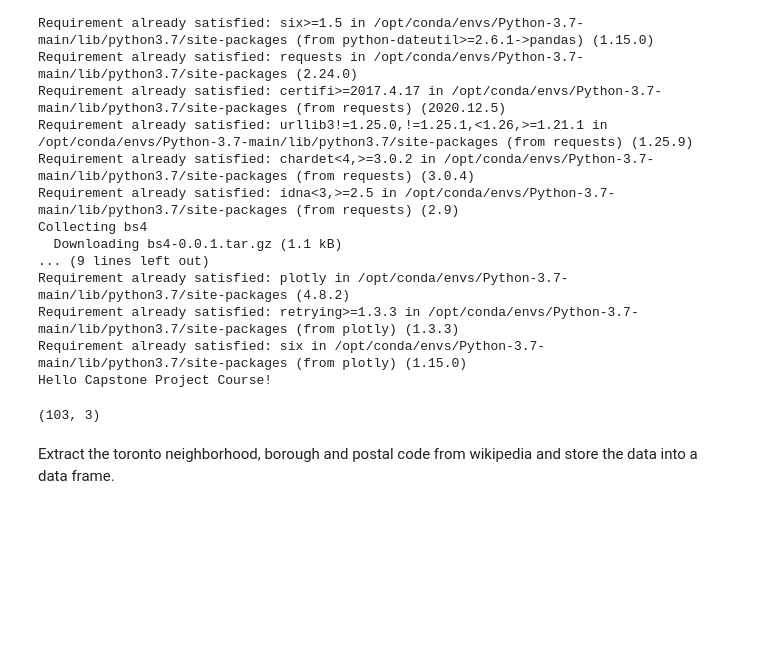
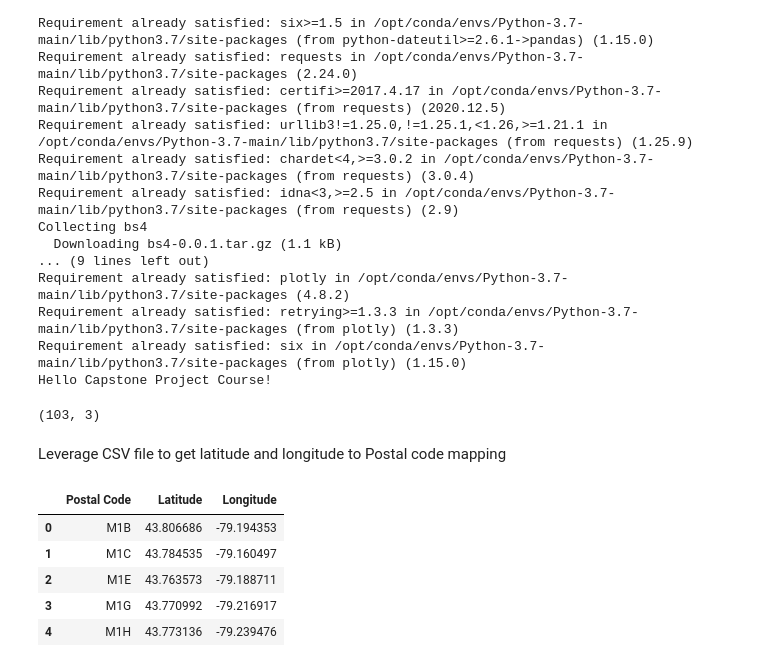
Before and after one commit to saikit65/DataScienceCapstoneProject, a Jupyter notebook: Capstone project.ipynb, the cells around one changed output. Drawn from its saved outputs; the diff is of its cells as text; code cells hidden in the pictures; blank space fills up the shorter version.

```diff
--- a/Capstone project.ipynb
+++ b/Capstone project.ipynb
@@ -52,16 +52,3 @@ for row in table.findAll('td'):
         cell['Borough'] = (row.span.text).split('(')[0]
         cell['Neighborhood'] = (((((row.span.text).split('(')[1]).strip(')')).replace(' /',',')).replace(')',' ')).strip(' ')
         table_contents.append(cell)
-
-#print(table_contents)
-df=pd.DataFrame(table_contents)
-df['Borough']=df['Borough'].replace({'Downtown TorontoStn A PO Boxes25 The Esplanade':'Downtown Toronto Stn A',
-                                             'East TorontoBusiness reply mail Processing Centre969 Eastern':'East Toronto Business',
-                                             'EtobicokeNorthwest':'Etobicoke Northwest','East YorkEast Toronto':'East York/East Toronto',
-                                             'MississaugaCanada Post Gateway Processing Centre':'Mississauga'})
-
-df.shape
-# %% [output]
-(103, 3)
-# %% [markdown]
-Extract the toronto neighborhood, borough and postal code from wikipedia and store the data into a data frame.
@@ -67,0 +57,51 @@ Extract the toronto neighborhood, borough and postal code from wikipedia and sto
+# %%
+
+
+#print(table_contents)
+df=pd.DataFrame(table_contents)
+df['Borough']=df['Borough'].replace({'Downtown TorontoStn A PO Boxes25 The Esplanade':'Downtown Toronto Stn A',
+                                             'East TorontoBusiness reply mail Processing Centre969 Eastern':'East Toronto Business',
+                                             'EtobicokeNorthwest':'Etobicoke Northwest','East YorkEast Toronto':'East York/East Toronto',
+                                             'MississaugaCanada Post Gateway Processing Centre':'Mississauga'})
+
+df.shape
+# %% [output]
+(103, 3)
+# %% [markdown]
+Leverage CSV file to get latitude and longitude to Postal code mapping
+# %%
+import os, types
+import pandas as pd
+from botocore.client import Config
+import ibm_boto3
+
+def __iter__(self): return 0
+
+# @hidden_cell
+# The following code accesses a file in your IBM Cloud Object Storage. It includes your credentials.
+# You might want to remove those credentials before you share the notebook.
+
+if os.environ.get('RUNTIME_ENV_LOCATION_TYPE') == 'external':
+    endpoint_ab264e77f41242b6a1047c77ebc97299 = 'https://s3-api.us-geo.objectstorage.softlayer.net'
+else:
+    endpoint_ab264e77f41242b6a1047c77ebc97299 = 'https://s3-api.us-geo.objectstorage.service.networklayer.com'
+
+client_ab264e77f41242b6a1047c77ebc97299 = ibm_boto3.client(service_name='s3',
+    ibm_api_key_id='MDP3Irt6iZDli0_NYeKOoF47xNA9hd57g2F2xK18UkNK',
+    ibm_auth_endpoint="https://iam.cloud.ibm.com/oidc/token",
+    config=Config(signature_version='oauth'),
+    endpoint_url=endpoint_ab264e77f41242b6a1047c77ebc97299)
+
+body = client_ab264e77f41242b6a1047c77ebc97299.get_object(Bucket='ibmdatasciencecapstoneproject-donotdelete-pr-xnosjld6xv4r3s',Key='Geospatial_Coordinates.csv')['Body']
+# add missing __iter__ method, so pandas accepts body as file-like object
+if not hasattr(body, "__iter__"): body.__iter__ = types.MethodType( __iter__, body )
+
+df_data_1 = pd.read_csv(body)
+df_data_1.head()
+# %% [output]
+|  | Postal Code | Latitude | Longitude |
+| 0 | M1B | 43.806686 | -79.194353 |
+| 1 | M1C | 43.784535 | -79.160497 |
+| 2 | M1E | 43.763573 | -79.188711 |
+| 3 | M1G | 43.770992 | -79.216917 |
+| 4 | M1H | 43.773136 | -79.239476 |
```
Also changed, not shown: parts of 8 cells of this notebook.
